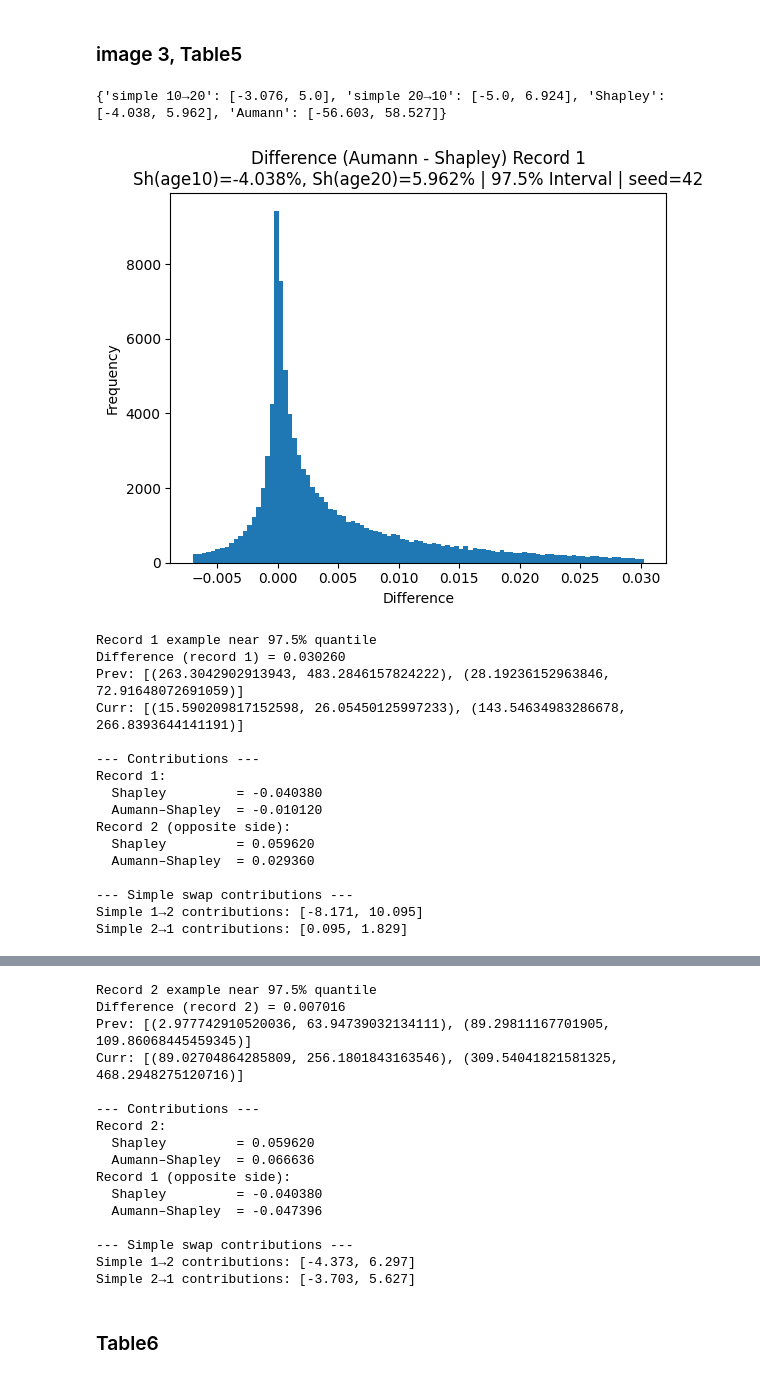
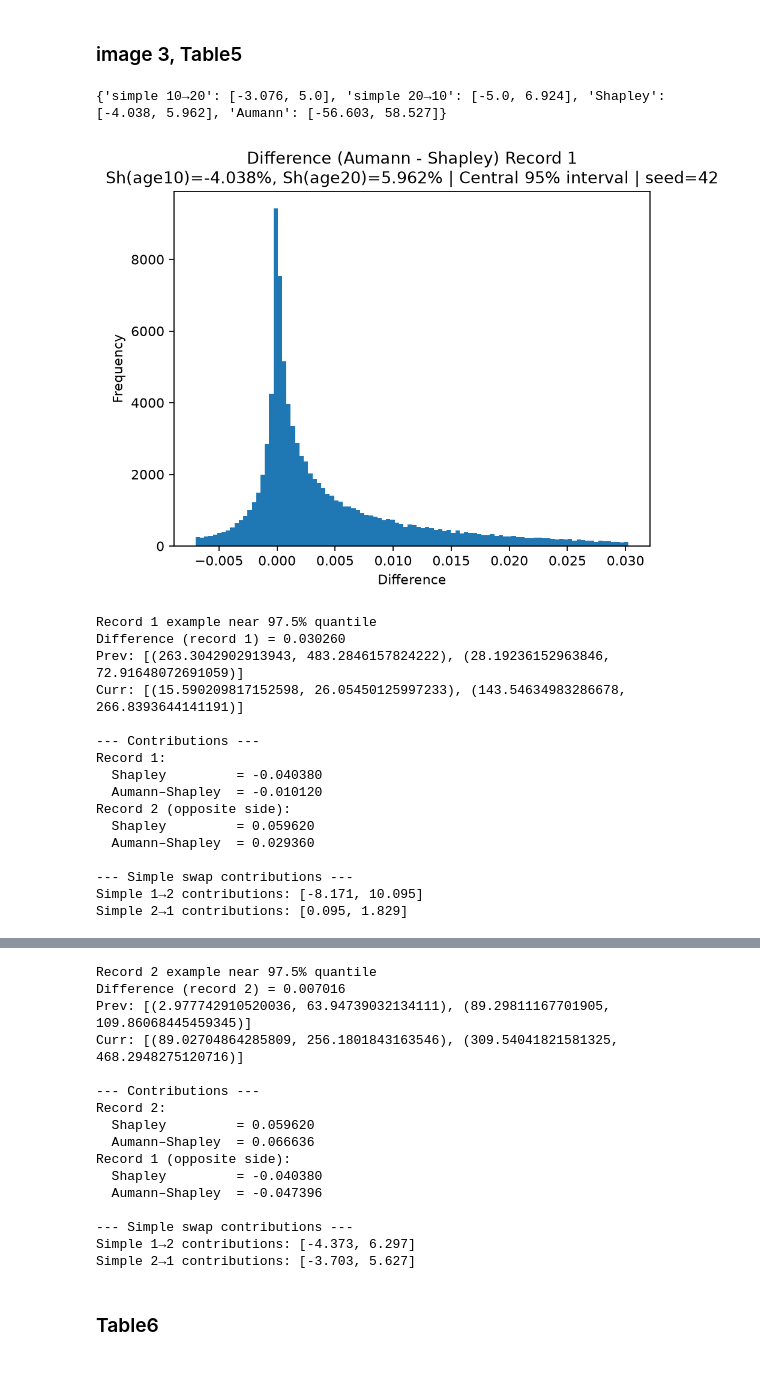
Before and after one commit to batamorphism/aumann_ratio_decomposition, a Jupyter notebook: images_for_paper/create_image.ipynb, the cells around one changed output, grey strips where cells are left out. Cells and saved outputs as stored; diff of their text form; code cells hidden in the pictures.

Commit message:
Update figure labels and add revision figure regeneration script

```diff
--- a/images_for_paper/create_image.ipynb
+++ b/images_for_paper/create_image.ipynb
@@ -154,47 +154,48 @@ while count < N_SIM:
 
 for i in range(2):
     arr = np.array(diffs[i])
-    lo, hi = np.percentile(arr, [2.5, 97.5])
+    percentiles = (2.5, 97.5)
+    lo, hi = np.percentile(arr, percentiles)
 
     plt.figure()
     plt.hist(arr, bins=100, range=(lo, hi))
     plt.title(
         f"Difference (Aumann - Shapley) Record {i+1}\n"
         f"Sh(age10)={target_sh0*100:.3f}%, "
-        f"Sh(age20)={target_sh1*100:.3f}% | 97.5% Interval | seed={SEED}"
+        f"Sh(age20)={target_sh1*100:.3f}% | Central {percentiles[1] - percentiles[0]:g}% interval | seed={SEED}"
     )
     plt.xlabel("Difference")
     plt.ylabel("Frequency")
     plt.show()
 
     closest = min(records[i], key=lambda x: abs(x[0] - hi))
     diff, prev_ex, curr_ex, sh_ex, au_ex, s01_ex, s10_ex = closest
 
     j = 1 - i
 
     sh_all = shapley(prev_ex, curr_ex)
     au_all = aumann(prev_ex, curr_ex)
 
     print(f"\nRecord {i+1} example near 97.5% quantile")
     print(f"Difference (record {i+1}) = {diff:.6f}")
     print("Prev:", prev_ex)
     print("Curr:", curr_ex)
 
     print("\n--- Contributions ---")
     print(f"Record {i+1}:")
     print(f"  Shapley         = {sh_all[i]:.6f}")
     print(f"  Aumann–Shapley  = {au_all[i]:.6f}")
 
     print(f"Record {j+1} (opposite side):")
     print(f"  Shapley         = {sh_all[j]:.6f}")
     print(f"  Aumann–Shapley  = {au_all[j]:.6f}")
 
     print("\n--- Simple swap contributions ---")
     print(f"Simple 1→2 contributions: {[round(100*x,3) for x in s01_ex]}")
     print(f"Simple 2→1 contributions: {[round(100*x,3) for x in s10_ex]}")
 # %% [output]
 {'simple 10→20': [-3.076, 5.0], 'simple 20→10': [-5.0, 6.924], 'Shapley': [-4.038, 5.962], 'Aumann': [-56.603, 58.527]}
-[figure, old version]
+[figure, new version]
 Record 1 example near 97.5% quantile
 Difference (record 1) = 0.030260
 Prev: [(263.3042902913943, 483.2846157824222), (28.19236152963846, 72.91648072691059)]
```
Also changed, not shown: parts of 1 cell of this notebook, 2 other files.
